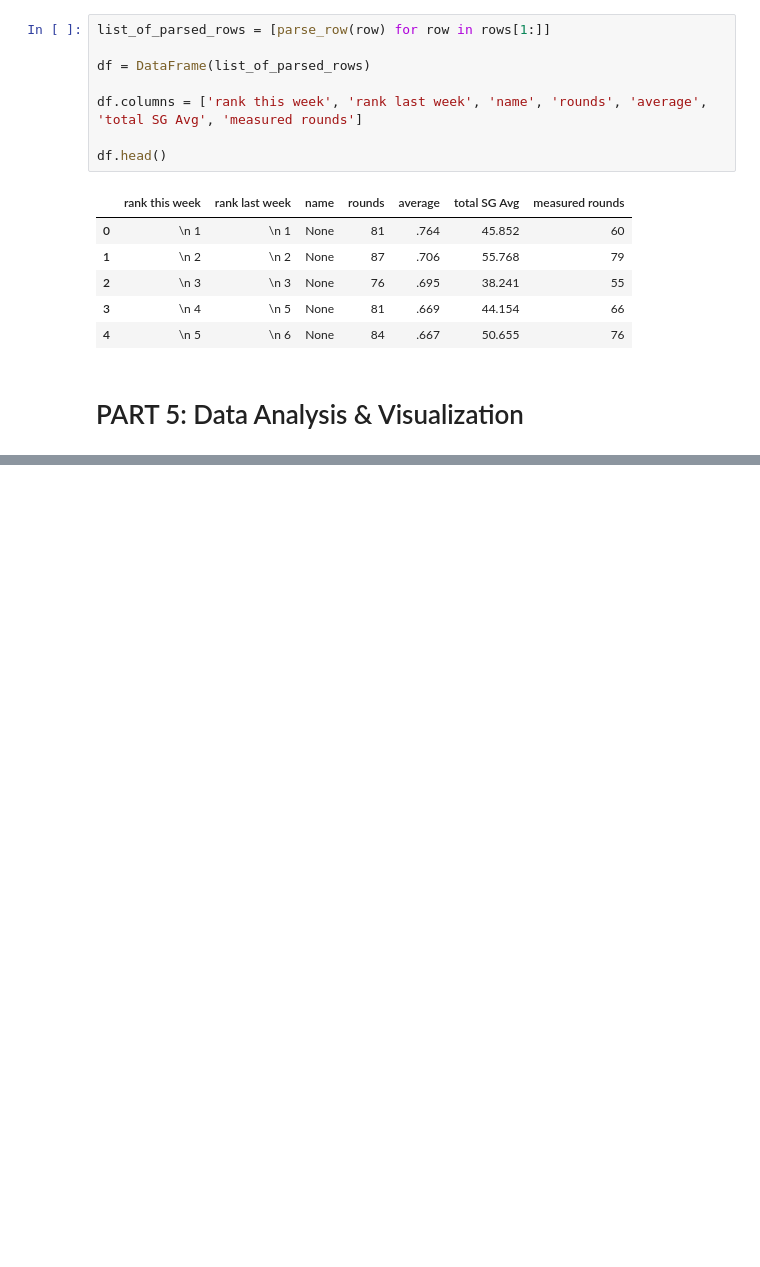
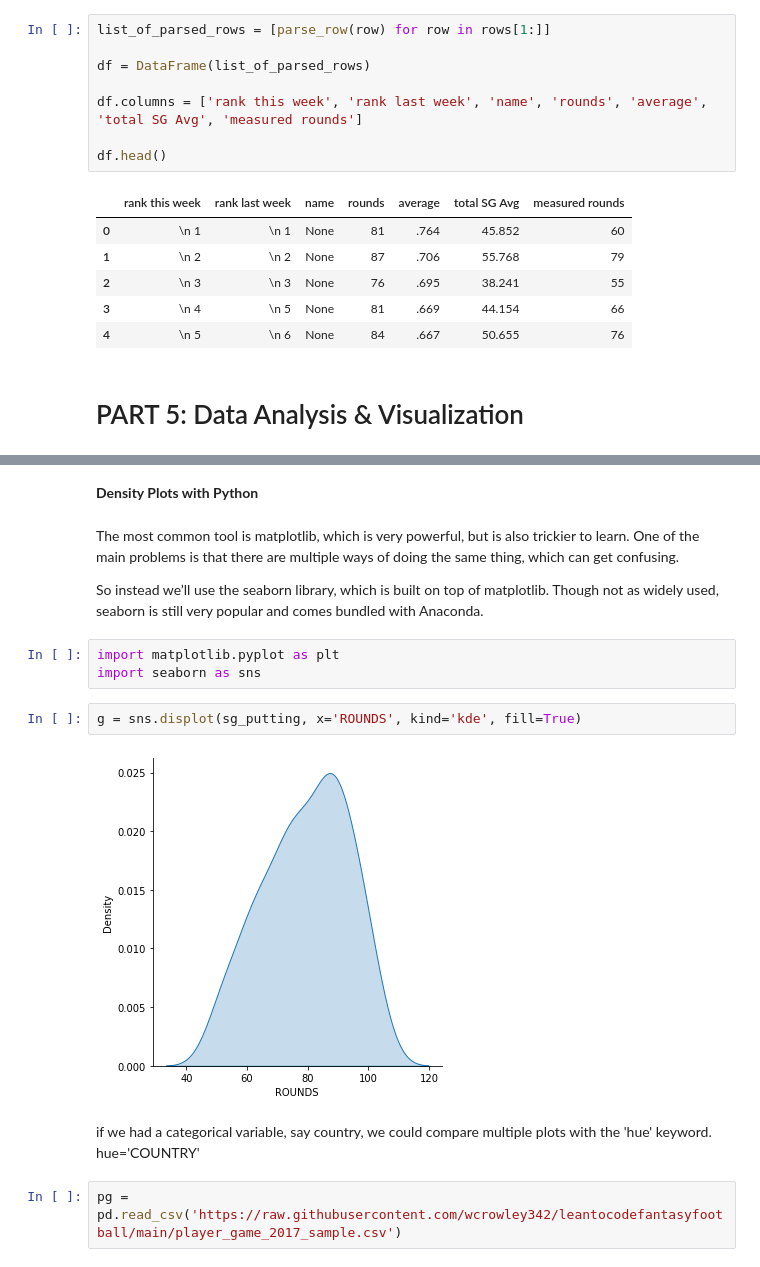
Before and after one commit to wcrowley342/leantocodefantasyfootball, a Jupyter notebook: Learn_to_code_with_fantasy_football_PANDAS.ipynb, the cells around one changed output, grey strips where cells are left out. Saved outputs shown, nothing was run; the diff lists cells and outputs as text; blank space fills up the shorter version.

```diff
--- a/Learn_to_code_with_fantasy_football_PANDAS.ipynb
+++ b/Learn_to_code_with_fantasy_football_PANDAS.ipynb
@@ -1185,0 +1213,17 @@ df.head()
+# %% [markdown]
+**Density Plots with Python**
+# %% [markdown]
+The most common tool is matplotlib, which is very powerful, but is also trickier to learn. One of the main problems is that there are multiple ways of doing the same thing, which can get confusing.
+
+So instead we’ll use the seaborn library, which is built on top of matplotlib. Though not as widely used,  seaborn is still very popular and comes bundled with Anaconda.
+# %%
+import matplotlib.pyplot as plt
+import seaborn as sns
+# %%
+g = sns.displot(sg_putting, x='ROUNDS', kind='kde', fill=True)
+# %% [output]
+[figure, added]
+# %% [markdown]
+if we had a categorical variable, say country, we could compare multiple plots with the 'hue' keyword. hue='COUNTRY'
+# %%
+pg = pd.read_csv('https://raw.githubusercontent.com/wcrowley342/leantocodefantasyfootball/main/player_game_2017_sample.csv')
```
Also changed, not shown: parts of 16 cells of this notebook.
